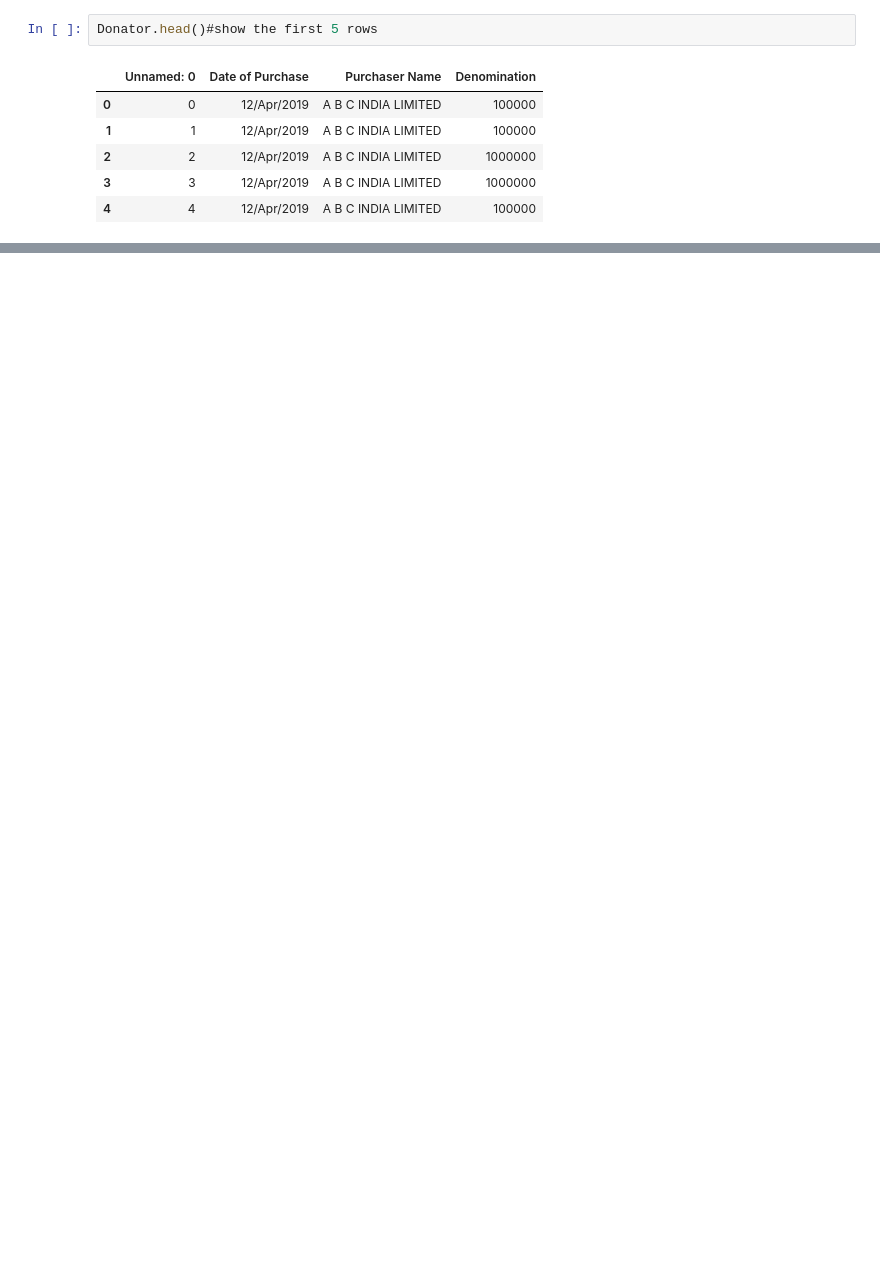
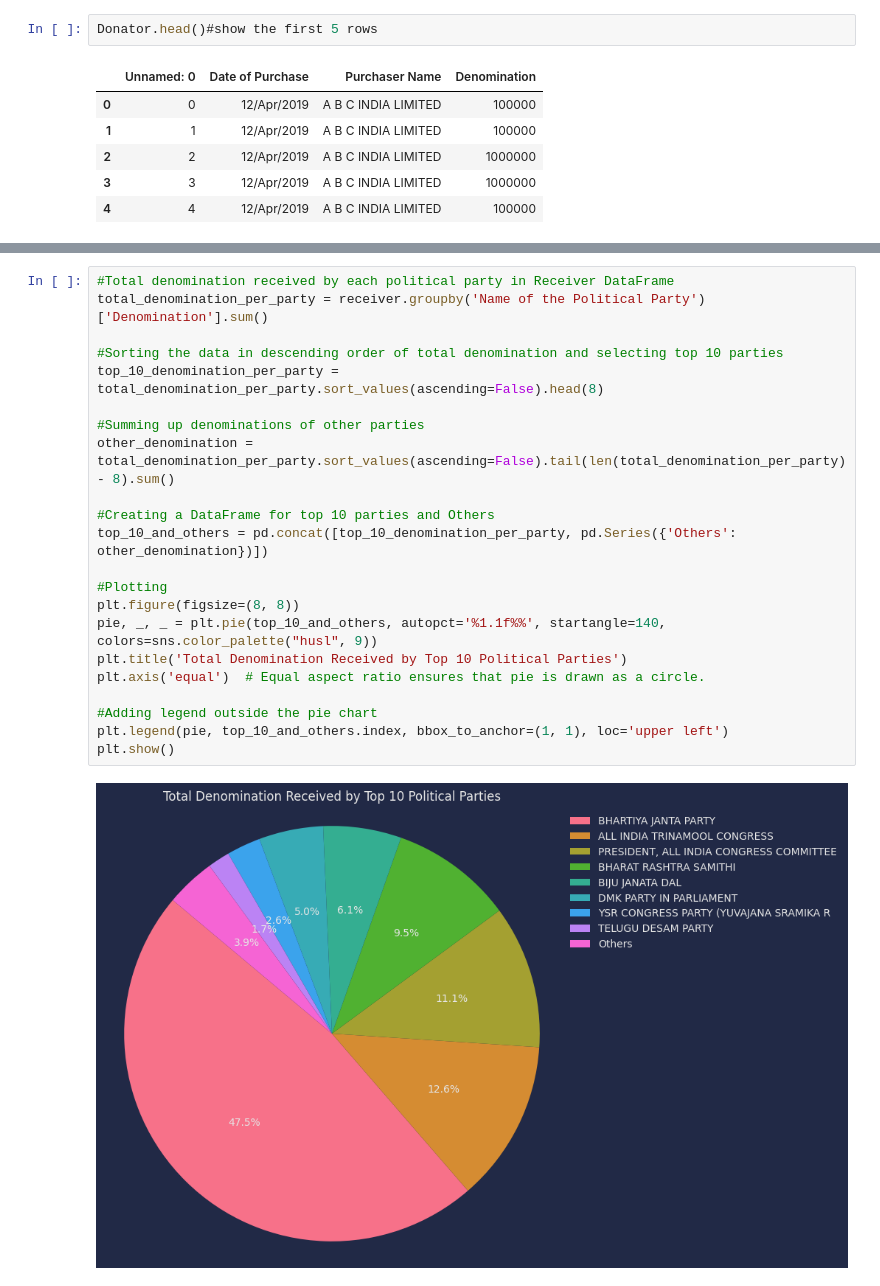
Before and after one commit to AshadullahDanish/EDA, a Jupyter notebook: electoral-bonds-deep-down-analysis.ipynb, the cells around one changed output, grey strips where cells are left out. Saved outputs shown, nothing was run; the diff lists cells and outputs as text; blank space fills up the shorter version.

```diff
--- a/electoral-bonds-deep-down-analysis.ipynb
+++ b/electoral-bonds-deep-down-analysis.ipynb
@@ -137,0 +300,24 @@ Donator.head()#show the first 5 rows
+# %%
+#Total denomination received by each political party in Receiver DataFrame
+total_denomination_per_party = receiver.groupby('Name of the Political Party')['Denomination'].sum()
+
+#Sorting the data in descending order of total denomination and selecting top 10 parties
+top_10_denomination_per_party = total_denomination_per_party.sort_values(ascending=False).head(8)
+
+#Summing up denominations of other parties
+other_denomination = total_denomination_per_party.sort_values(ascending=False).tail(len(total_denomination_per_party) - 8).sum()
+
+#Creating a DataFrame for top 10 parties and Others
+top_10_and_others = pd.concat([top_10_denomination_per_party, pd.Series({'Others': other_denomination})])
+
+#Plotting
+plt.figure(figsize=(8, 8))
+pie, _, _ = plt.pie(top_10_and_others, autopct='%1.1f%%', startangle=140, colors=sns.color_palette("husl", 9))
+plt.title('Total Denomination Received by Top 10 Political Parties')
+plt.axis('equal')  # Equal aspect ratio ensures that pie is drawn as a circle.
+
+#Adding legend outside the pie chart
+plt.legend(pie, top_10_and_others.index, bbox_to_anchor=(1, 1), loc='upper left')
+plt.show()
+# %% [output]
+[figure, added]
```
Also changed, not shown: parts of 28 cells of this notebook.
